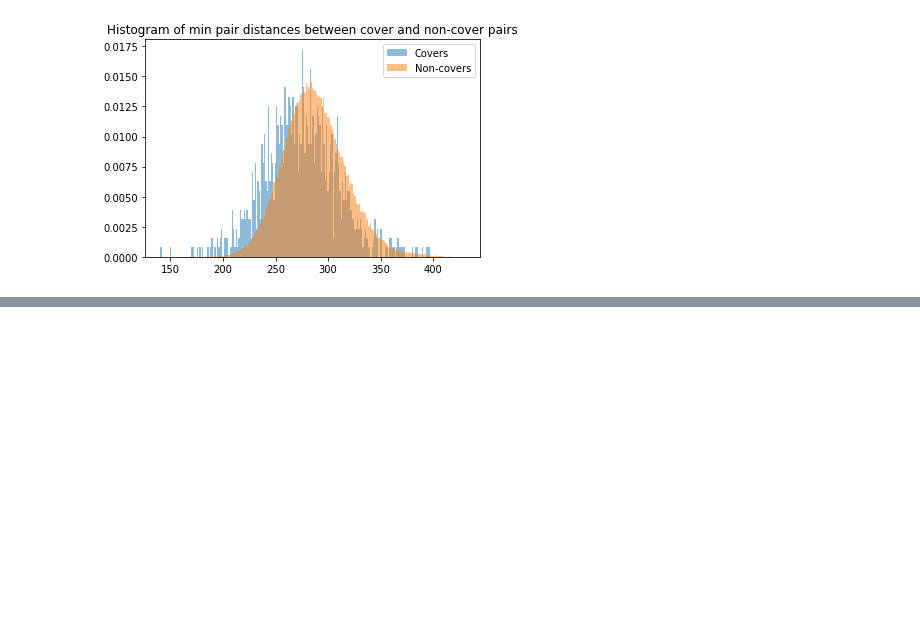
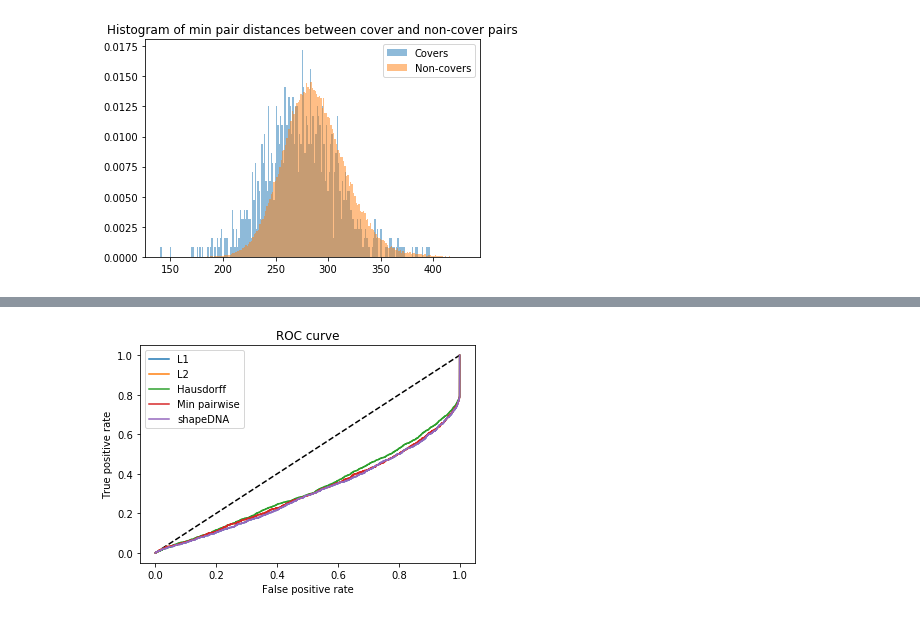
Before and after one commit to chrispla/structure_representation, a Jupyter notebook: structure_datacos.ipynb, the cells around one changed output, grey strips where cells are left out. Cells and saved outputs as stored; diff of their text form; code cells hidden in the pictures; blank space fills up the shorter version.

```diff
--- a/structure_datacos.ipynb
+++ b/structure_datacos.ipynb
@@ -350,0 +411,15 @@ plt.show()
+# %%
+plt.figure()
+plt.plot([0, 1], [0, 1], 'k--')
+plt.plot(fpr_L1_distances, tpr_L1_distances, label='L1')
+plt.plot(fpr_L2_distances, tpr_L2_distances, label='L2')
+plt.plot(fpr_hausdorff_distances, tpr_hausdorff_distances, label='Hausdorff')
+plt.plot(fpr_min_distances, tpr_min_distances, label='Min pairwise')
+plt.plot(fpr_L1_distances, tpr_L1_distances, label='shapeDNA')
+plt.xlabel('False positive rate')
+plt.ylabel('True positive rate')
+plt.title('ROC curve')
+plt.legend(loc='best')
+plt.show()
+# %% [output]
+[figure, added]
```
Also changed, not shown: parts of 7 cells of this notebook.
